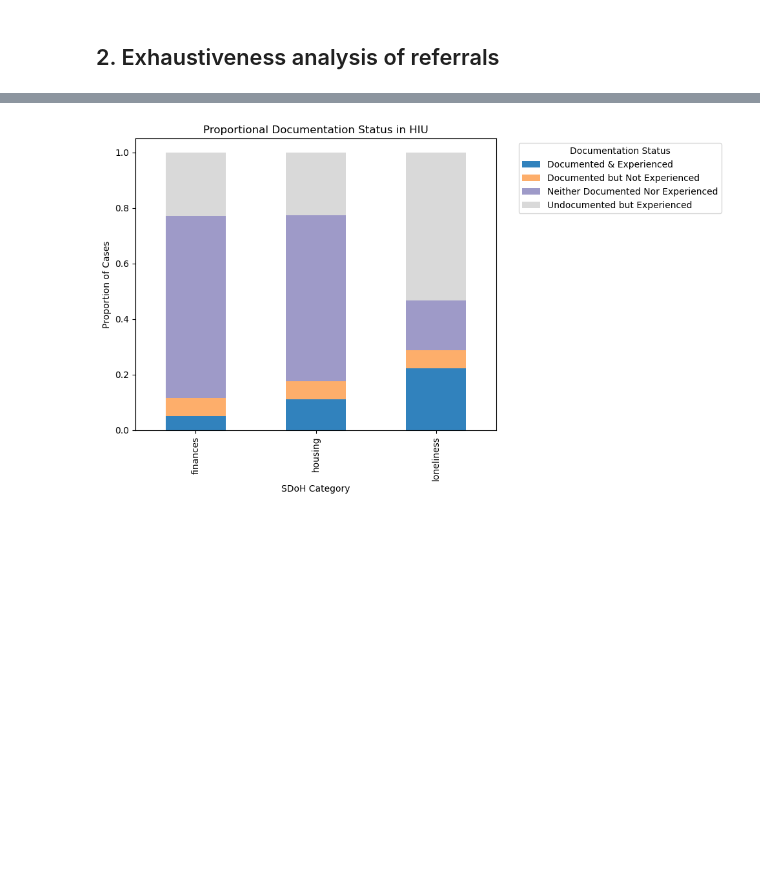
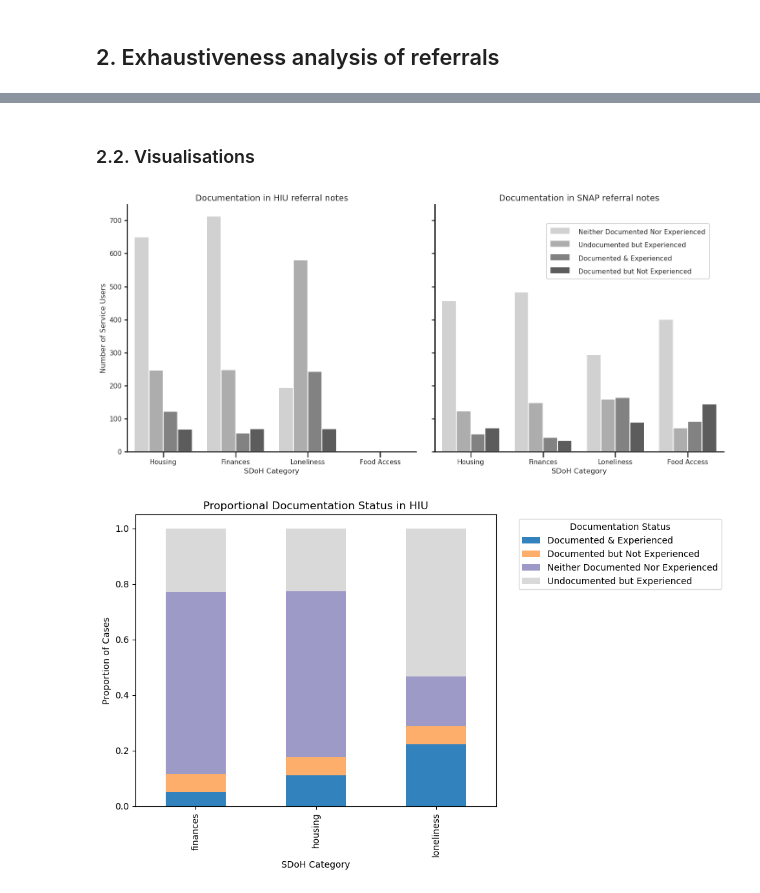
Before and after one commit to MatteoLarrode/SDoH-LLM-Extraction, a Jupyter notebook: notebooks/04_analysis.ipynb, the cells around one changed output, grey strips where cells are left out. Cells and saved outputs as stored; diff of their text form; code cells hidden in the pictures; blank space fills up the shorter version.

```diff
--- a/notebooks/04_analysis.ipynb
+++ b/notebooks/04_analysis.ipynb
@@ -145,3 +119,77 @@ plot_exhaustiveness_bar(df_snap_long, dataset_name="SNAP")
+# %%
+df_hiu_long["dataset"] = "HIU"
+df_snap_long["dataset"] = "SNAP"
+df_combined_long = pd.concat([df_hiu_long, df_snap_long])
+# %% [markdown]
+### 2.2. Visualisations
+# %%
+def plot_exhaustiveness_bar_faceted(df_long, save_path="../results/figures/notes_exhaustiveness.png"):
+    """
+    Faceted stacked bar charts of SDoH documentation exhaustiveness by dataset.
+    Uses greyscale, custom labels, restored y-axis ticks, and saves plot as PNG.
+
+    Parameters:
+    - df_long: Long-format DataFrame with 'sdoh_category', 'documentation_status', and 'dataset' columns.
+    - save_path: File path to save the figure (PNG)
+    """
+
+    # Define greyscale palette
+    unique_statuses = sorted(df_long["documentation_status"].unique())
+    palette = sns.color_palette("Greys", n_colors=len(unique_statuses) + 2)[1:-1]
+
+    # Set base style without grid
+    sns.set_style("ticks")
+
+    # Create FacetGrid with increased height
+    g = sns.catplot(
+        data=df_long,
+        kind="count",
+        x="sdoh_category",
+        hue="documentation_status",
+        col="dataset",
+        palette=palette,
+        height=7,
+        aspect=0.7
+    )
+
+    # Custom label map for x-axis categories
+    label_map = {
+        "housing": "Housing",
+        "finances": "Finances",
+        "loneliness": "Loneliness",
+        "foodaccess": "Food Access"
+    }
+
+    # Set axis titles and font sizes
+    g.set_axis_labels("SDoH Category", "Number of Service Users", fontsize=12)
+    g.set_titles("Documentation in {col_name} referral notes", size=14)
+    g.set_xticklabels(rotation=0, size=11)
+
+    # Update x and y ticks for each subplot
+    for ax in g.axes.flat:
+        # Set x-tick labels using custom map
+        labels = [label_map.get(label.get_text(), label.get_text()) for label in ax.get_xticklabels()]
+        ax.set_xticklabels(labels, fontsize=11)
+
+        # Restore and set y-tick labels
+        ax.tick_params(axis='y', which='major', labelsize=11)
+        ax.yaxis.set_tick_params(length=5)
+
+    # Format legend
+    g._legend.set_title(None)
+    for text in g._legend.texts:
+        text.set_fontsize(11)
+    g._legend.set_bbox_to_anchor((0.95, 0.75))
+    g._legend.set_frame_on(True)
+
+    # Save and show
+    plt.tight_layout()
+    plt.savefig(save_path, dpi=300, bbox_inches="tight")
+    plt.show()
+
+plot_exhaustiveness_bar_faceted(df_combined_long)
+# %% [output]
+[figure, added]
 # %%
 def plot_exhaustiveness_stacked_percentage(df_long, dataset_name="Dataset"):
     data = df_long.groupby(["sdoh_category", "documentation_status"]).size().unstack(fill_value=0)
```
Also changed, not shown: parts of 2 cells of this notebook, 8 other files.
